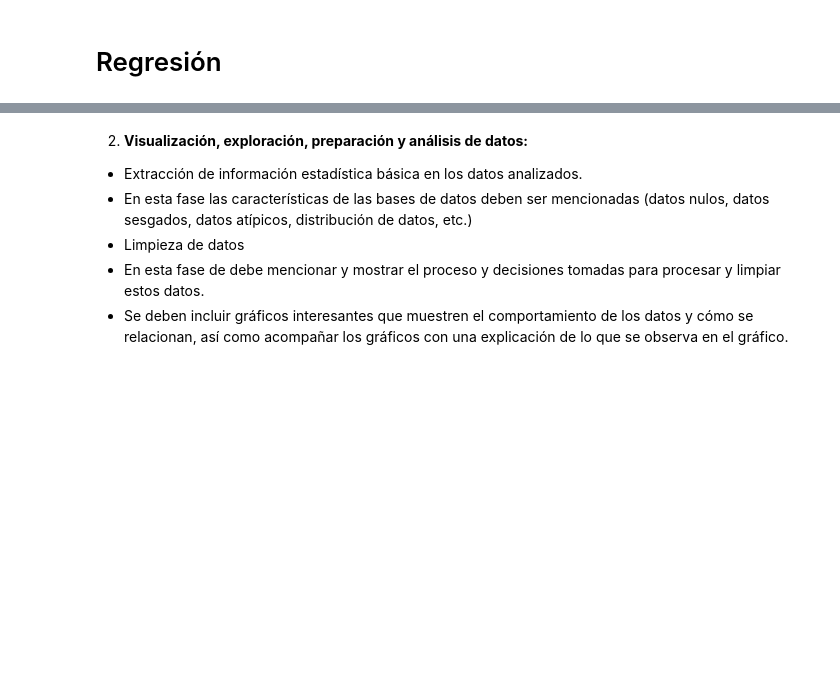
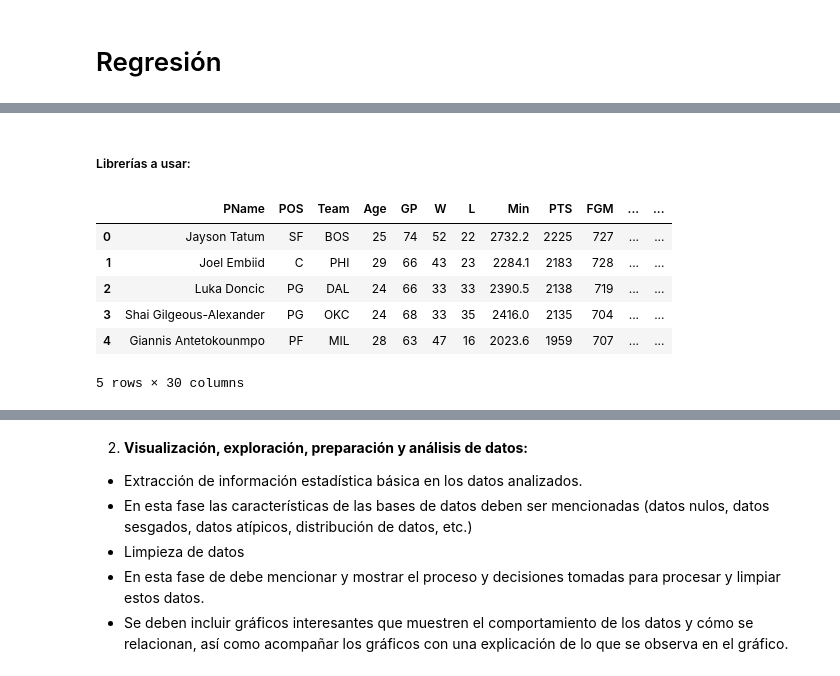
Before and after one commit to RafaelTakata0105/Proyecto_Flores_Takata, a Jupyter notebook: notebooks/Proyecto_final.ipynb, the cells around one changed output, grey strips where cells are left out. Cells and saved outputs as stored; diff of their text form; code cells hidden in the pictures; blank space fills up the shorter version.

```diff
--- a/notebooks/Proyecto_final.ipynb
+++ b/notebooks/Proyecto_final.ipynb
@@ -28,0 +64,2 @@ En este análisis, utilizaremos los datos de la temporada 2023 para predecir la
+# %% [markdown]
+##### Librerías a usar:
@@ -28,0 +72,11 @@ En este análisis, utilizaremos los datos de la temporada 2023 para predecir la
+# %%
+df = pd.read_csv('../docs/2023_nba_player_stats.csv')
+df.head()
+# %% [output]
+|  | PName | POS | Team | Age | GP | W | L | Min | PTS | FGM | ... | ... |
+| 0 | Jayson Tatum | SF | BOS | 25 | 74 | 52 | 22 | 2732.2 | 2225 | 727 | ... | ... |
+| 1 | Joel Embiid | C | PHI | 29 | 66 | 43 | 23 | 2284.1 | 2183 | 728 | ... | ... |
+| 2 | Luka Doncic | PG | DAL | 24 | 66 | 33 | 33 | 2390.5 | 2138 | 719 | ... | ... |
+| 3 | Shai Gilgeous-Alexander | PG | OKC | 24 | 68 | 33 | 35 | 2416.0 | 2135 | 704 | ... | ... |
+| 4 | Giannis Antetokounmpo | PF | MIL | 28 | 63 | 47 | 16 | 2023.6 | 1959 | 707 | ... | ... |
+5 rows × 30 columns
```
Also changed, not shown: parts of 17 cells of this notebook.
